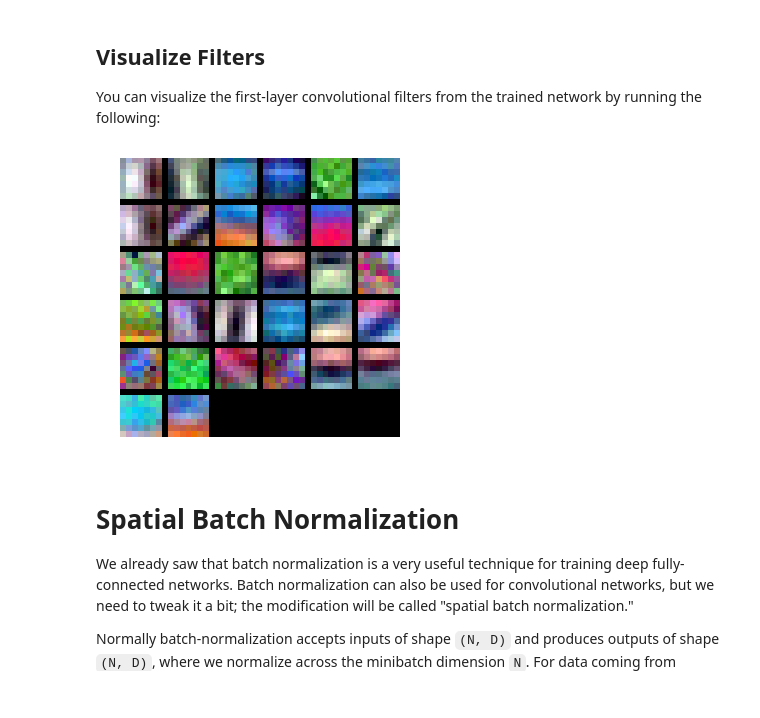
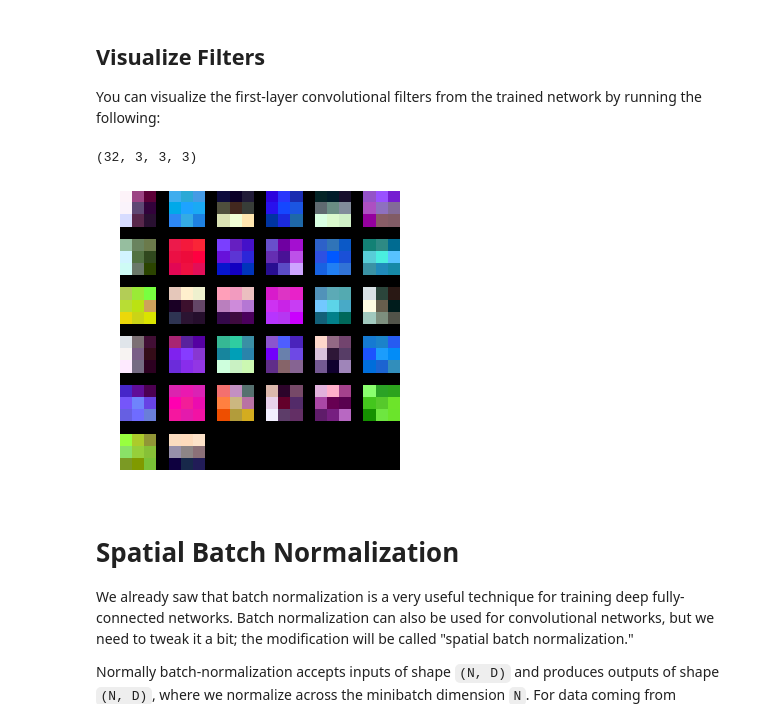
Before and after one commit to martykube/cs231n, a Jupyter notebook: assignment2/ConvolutionalNetworks.ipynb, the cells around one changed output. Cells and saved outputs as stored; diff of their text form; code cells hidden in the pictures.

```diff
--- a/assignment2/ConvolutionalNetworks.ipynb
+++ b/assignment2/ConvolutionalNetworks.ipynb
@@ -524,14 +524,3 @@ plt.show()
 # %% [markdown]
 ## Train the net
 By training the three-layer convolutional network for one epoch, you should achieve greater than 40% accuracy on the training set:
-# %%
-model = ThreeLayerConvNet(weight_scale=0.001, hidden_dim=500, reg=0.001)
-
-solver = Solver(model, data,
-                num_epochs=1, batch_size=50,
-                update_rule='adam',
-                optim_config={
-                  'learning_rate': 1e-4,
-                },
-                verbose=True, print_every=20)
-solver.train()
@@ -558,14 +738,19 @@ solver.train()
 You can visualize the first-layer convolutional filters from the trained network by running the following:
 # %%
 from cs231n.vis_utils import visualize_grid
+
+model = best_solver.model
+
+print model.params['W1'].shape
 
 grid = visualize_grid(model.params['W1'].transpose(0, 2, 3, 1))
 plt.imshow(grid.astype('uint8'))
 plt.axis('off')
 plt.gcf().set_size_inches(5, 5)
 plt.show()
 # %% [output]
+(32, 3, 3, 3)
-[figure, old version]
+[figure, new version]
 # %% [markdown]
 # Spatial Batch Normalization
 We already saw that batch normalization is a very useful technique for training deep fully-connected networks. Batch normalization can also be used for convolutional networks, but we need to tweak it a bit; the modification will be called "spatial batch normalization."
```
Also changed, not shown: parts of 16 cells of this notebook, 3 other files.
